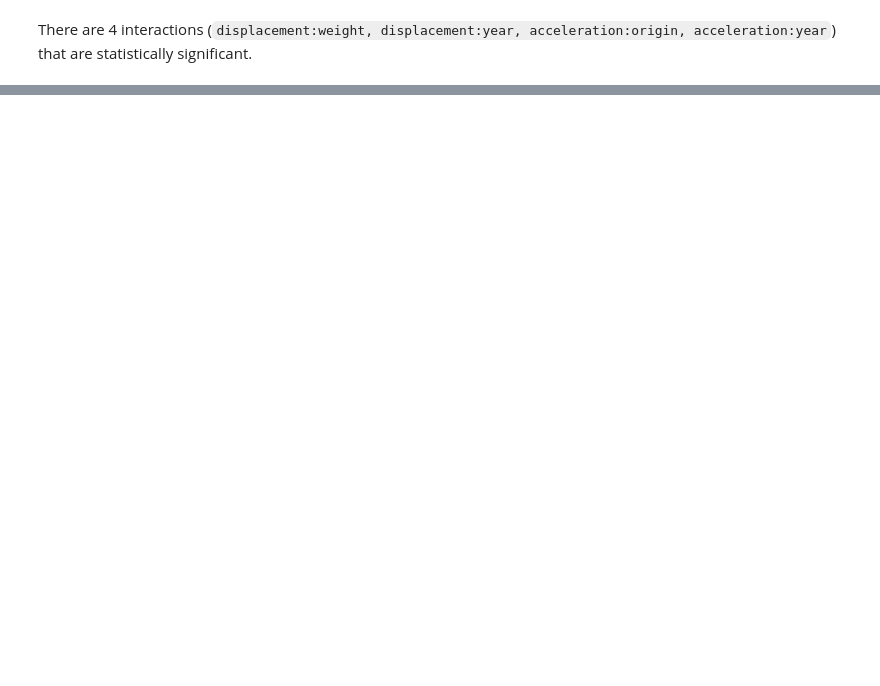
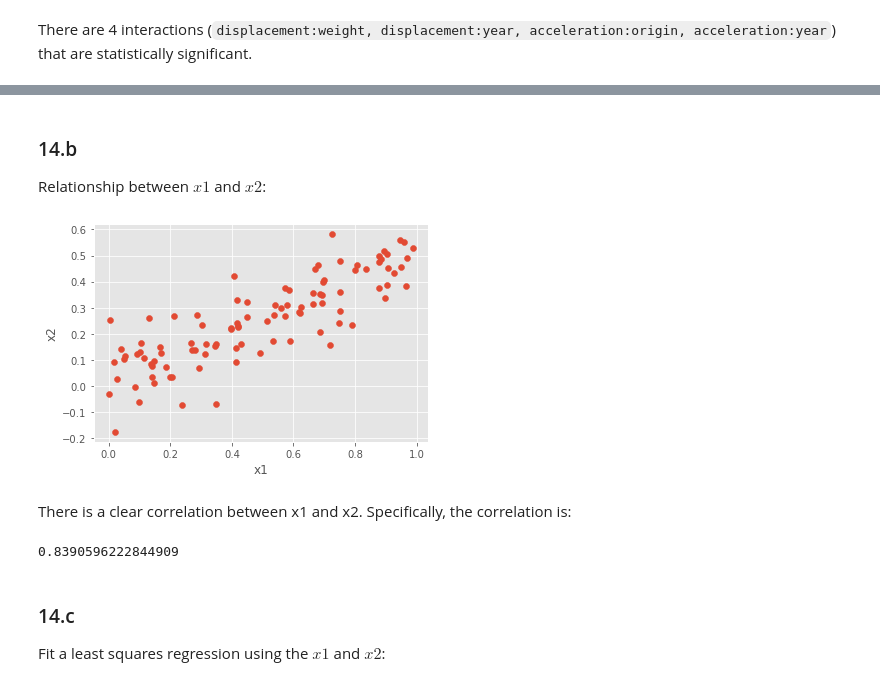
Before and after one commit to maurock/ISLR, a Jupyter notebook: Chapter_3.ipynb, the cells around one changed output, grey strips where cells are left out. Drawn from its saved outputs; the diff is of its cells as text; code cells hidden in the pictures; blank space fills up the shorter version.

```diff
--- a/Chapter_3.ipynb
+++ b/Chapter_3.ipynb
@@ -534,0 +1035,5 @@ There are 4 interactions (`displacement:weight, displacement:year, acceleration:
+# %%
+np.random.seed(1)
+x1 = np.random.uniform(0, 1, 100)
+x2 = 0.5 * x1 + np.random.normal(0, 1, 100) / 10
+y = 2 + 2 * x1 + 0.3 * x2 + np.random.normal(0, 1, 100)
@@ -534,0 +1049,19 @@ There are 4 interactions (`displacement:weight, displacement:year, acceleration:
+# %% [markdown]
+### 14.b
+Relationship between $x1$ and $x2$:
+# %%
+plt.scatter(x1, x2)
+plt.xlabel('x1')
+plt.ylabel('x2')
+plt.show()
+# %% [output]
+[figure, added]
+# %% [markdown]
+There is a clear correlation between x1 and x2. Specifically, the correlation is:
+# %%
+scipy.stats.pearsonr(x1, x2)[0]
+# %% [output]
+0.8390596222844909
+# %% [markdown]
+### 14.c
+Fit a least squares regression using the $x1$ and $x2$:
```
Also changed, not shown: parts of 93 cells of this notebook.
